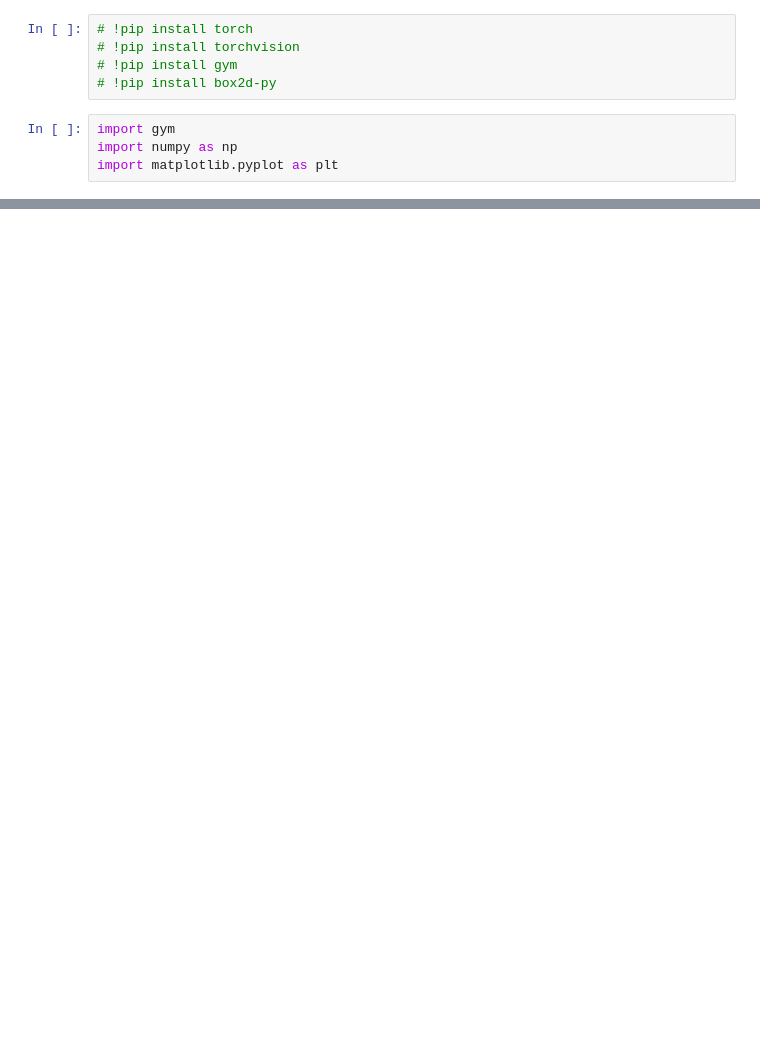
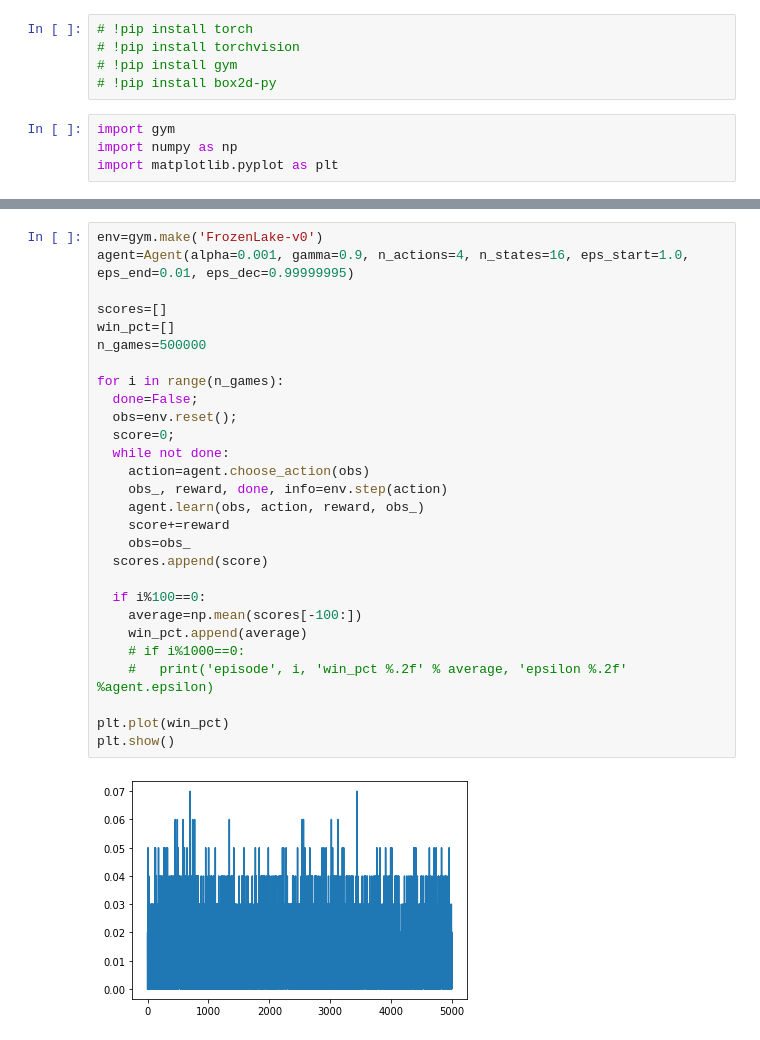
Before and after one commit to betaSolver05609/LeetCode, a Jupyter notebook: Reinforcement_Learning.ipynb, the cells around one changed output, grey strips where cells are left out. Drawn from its saved outputs; the diff is of its cells as text; blank space fills up the shorter version.

Commit message:
Epsilon strategy used

```diff
--- a/Reinforcement_Learning.ipynb
+++ b/Reinforcement_Learning.ipynb
@@ -35,0 +107,30 @@ plt.show()
+# %%
+env=gym.make('FrozenLake-v0')
+agent=Agent(alpha=0.001, gamma=0.9, n_actions=4, n_states=16, eps_start=1.0, eps_end=0.01, eps_dec=0.99999995)
+
+scores=[]
+win_pct=[]
+n_games=500000
+
+for i in range(n_games):
+  done=False;
+  obs=env.reset();
+  score=0;
+  while not done:
+    action=agent.choose_action(obs)
+    obs_, reward, done, info=env.step(action)
+    agent.learn(obs, action, reward, obs_)
+    score+=reward
+    obs=obs_
+  scores.append(score)
+
+  if i%100==0:
+    average=np.mean(scores[-100:])
+    win_pct.append(average)
+    # if i%1000==0:
+    #   print('episode', i, 'win_pct %.2f' % average, 'epsilon %.2f' %agent.epsilon)
+
+plt.plot(win_pct)
+plt.show()
+# %% [output]
+[figure, added]
```
Also changed, not shown: parts of 3 cells of this notebook.
